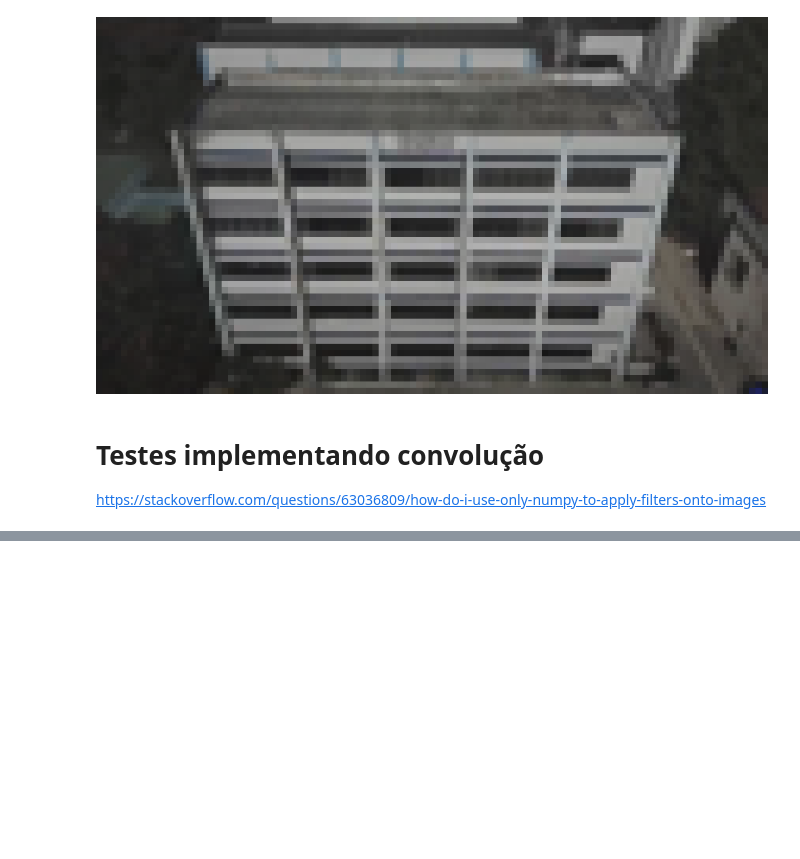
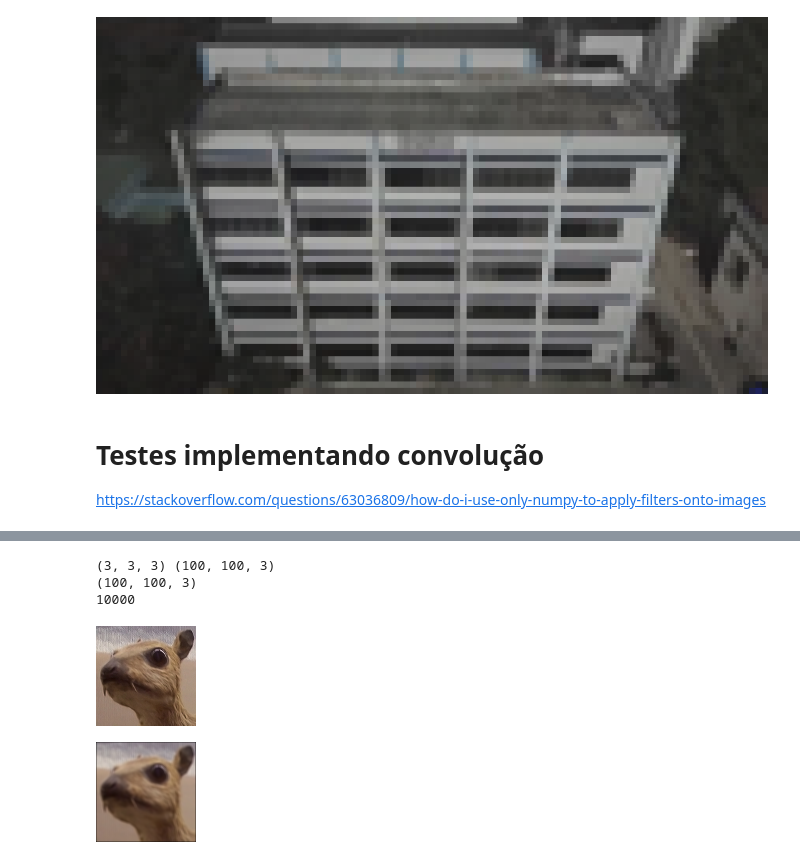
Before and after one commit to rafsantos/tcc_colab_py, a Jupyter notebook: TCC_testes.ipynb, the cells around one changed output, grey strips where cells are left out. Drawn from its saved outputs; the diff is of its cells as text; code cells hidden in the pictures; blank space fills up the shorter version.

```diff
--- a/TCC_testes.ipynb
+++ b/TCC_testes.ipynb
@@ -115,0 +184,65 @@ convolved.show()
+# %%
+# Assuming the image has channels as the last dimension.
+# filter.shape -> (kernel_size, kernel_size, channels)
+# image.shape -> (width, height, channels)
+import time
+def convolve(image, filter, padding = (1, 1)):
+    # For this to work neatly, filter and image should have the same number of channels
+    # Alternatively, filter could have just 1 channel or 2 dimensions
+
+    if(image.ndim == 2):
+        image = np.expand_dims(image, axis=-1) # Convert 2D grayscale images to 3D
+    if(filter.ndim == 2):
+        filter = np.repeat(np.expand_dims(filter, axis=-1), image.shape[-1], axis=-1) # Same with filters
+    if(filter.shape[-1] == 1):
+        filter = np.repeat(filter, image.shape[-1], axis=-1) # Give filter the same channel count as the image
+    print(filter.shape, image.shape)
+    assert image.shape[-1] == filter.shape[-1]
+    size_x, size_y = filter.shape[:2]
+    width, height = image.shape[:2]
+
+    output_array = np.zeros(((width - size_x + 2*padding[0]) + 1,
+                             (height - size_y + 2*padding[1]) + 1,
+                             image.shape[-1])) # Convolution Output: [(W−K+2P)/S]+1
+
+    print(output_array.shape)
+    padded_image = np.pad(image, [
+        (padding[0], padding[0]),
+        (padding[1], padding[1]),
+        (0, 0)
+    ])
+    frames = 0
+    for x in range(padded_image.shape[0] - size_x +1): # -size_x + 1 is to keep the window within the bounds of the image
+        for y in range(padded_image.shape[1] - size_y +1):
+
+            # Creates the window with the same size as the filter
+            window = padded_image[x:x + size_x, y:y + size_y]
+
+            # Sums over the product of the filter and the window
+            output_values = np.sum(filter * window, axis=(0, 1))
+
+            # Places the calculated value into the output_array
+            output_array[x, y] = output_values
+            frames = frames + 1
+    print(frames)
+    return output_array
+
+filter = np.array([
+    [1, 1, 1],
+    [1, 1, 1],
+    [1, 1, 1]
+], dtype=np.float32)/9.0 # Box Filter
+
+image = Image.open('image.png').convert('RGB')
+image_arr = np.array(image)/255.0
+
+convolved_arr = convolve(image_arr, filter, padding=(1, 1))
+convolved = Image.fromarray(np.uint8(255 * convolved_arr), 'RGB') # Convolved Image
+image.show()
+convolved.show()
+# %% [output]
+(3, 3, 3) (100, 100, 3)
+(100, 100, 3)
+10000
+[figure, added]
+[figure, added]
```
Also changed, not shown: parts of 2 cells of this notebook.
